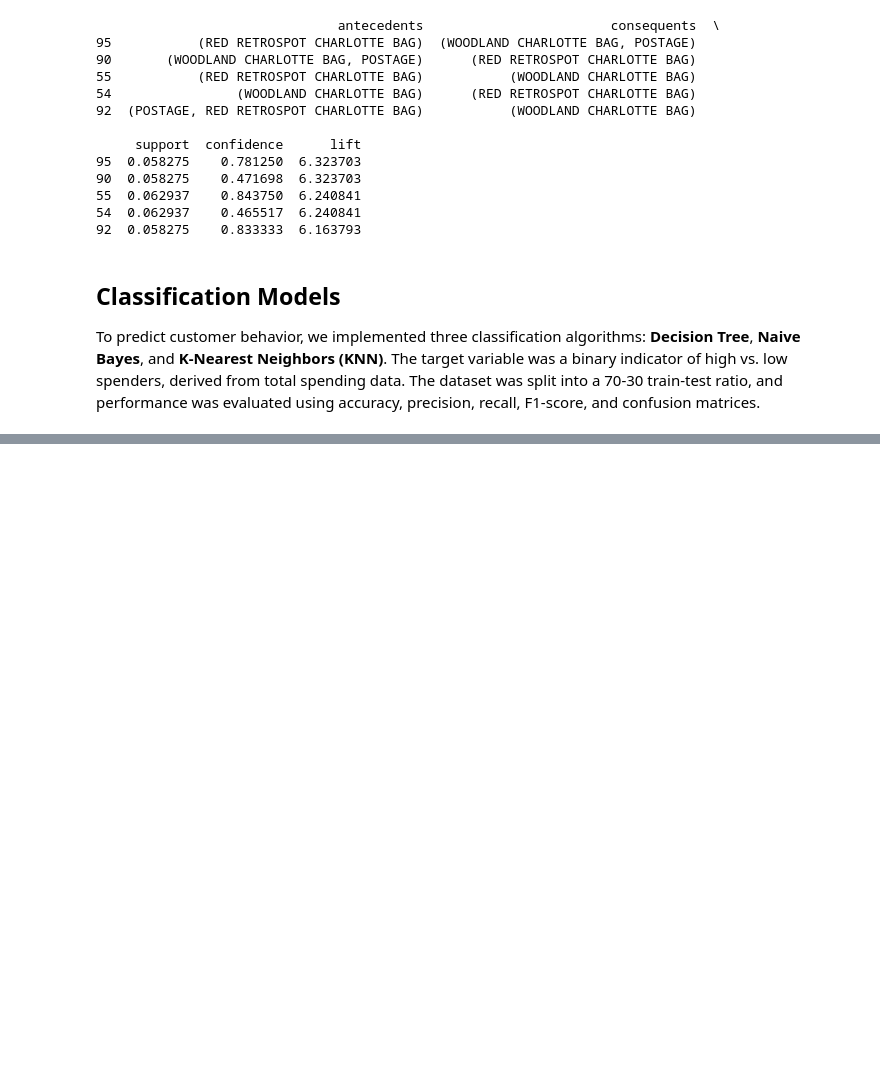
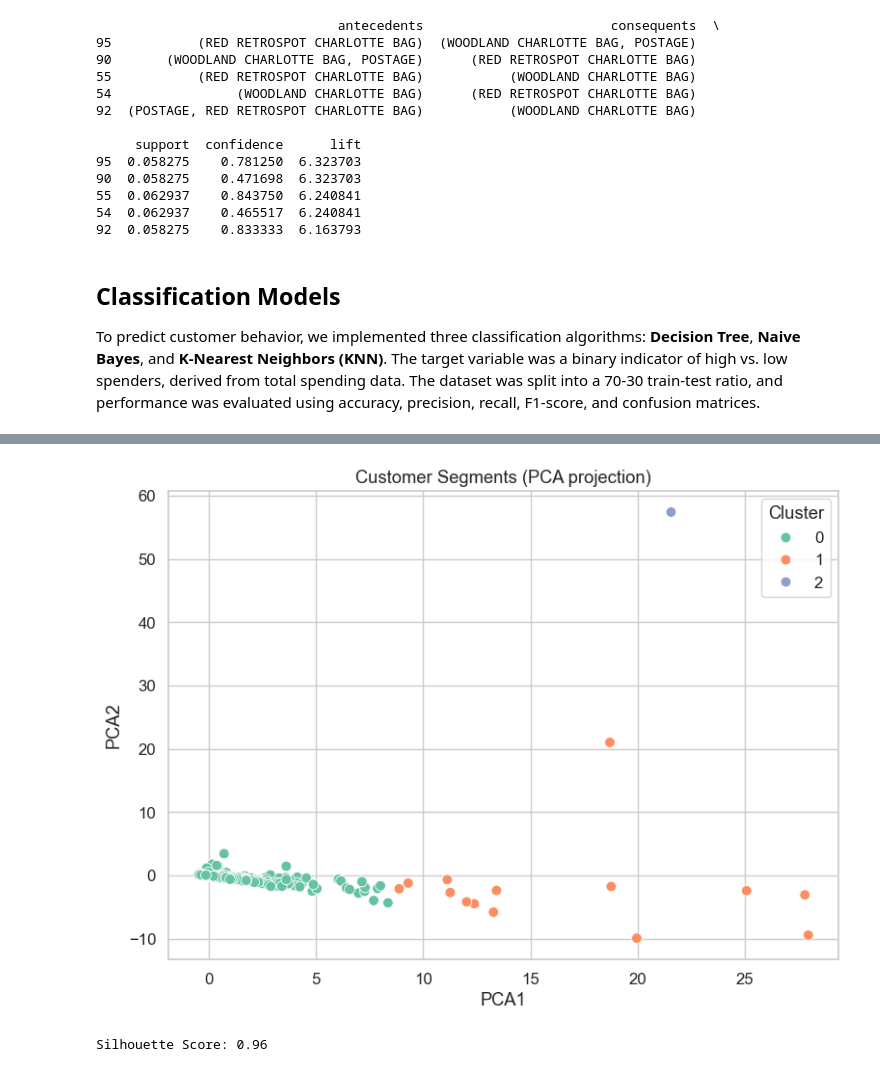
Before and after one commit to Rimocide/DataMiningProject, a Jupyter notebook: projectcode.ipynb, the cells around one changed output, grey strips where cells are left out. Cells and saved outputs as stored; diff of their text form; code cells hidden in the pictures; blank space fills up the shorter version.

Commit message:
Finished Project without UI

```diff
--- a/projectcode.ipynb
+++ b/projectcode.ipynb
@@ -283,0 +374,24 @@ To predict customer behavior, we implemented three classification algorithms: **
+# %%
+# Fit KMeans
+optimal_k =  3
+kmeans = KMeans(n_clusters=optimal_k, random_state=42, n_init='auto')
+ml_df['Cluster'] = kmeans.fit_predict(X_scaled)
+
+# --- Visualization using PCA ---
+pca = PCA(n_components=2)
+components = pca.fit_transform(X_scaled)
+ml_df['PCA1'] = components[:, 0]
+ml_df['PCA2'] = components[:, 1]
+
+plt.figure(figsize=(8, 6))
+sns.scatterplot(data=ml_df, x='PCA1', y='PCA2', hue='Cluster', palette='Set2', s=60)
+plt.title('Customer Segments (PCA projection)')
+plt.tight_layout()
+plt.show()
+
+# Silhoutte Score
+score = silhouette_score(X_scaled, ml_df['Cluster'])
+print(f'Silhouette Score: {score:.2f}')
+# %% [output]
+[figure, added]
+Silhouette Score: 0.96
```
Also changed, not shown: parts of 9 cells of this notebook.
